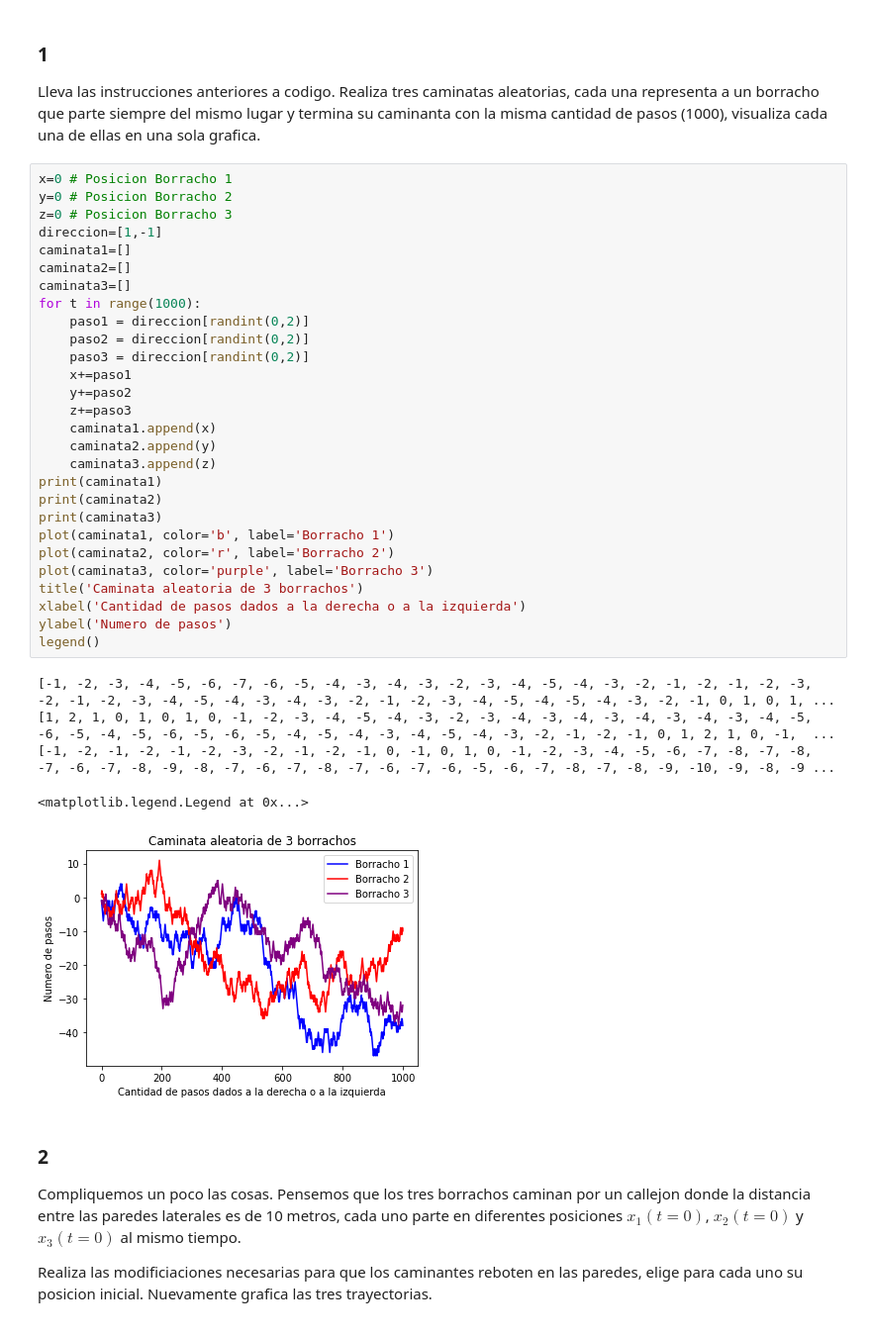
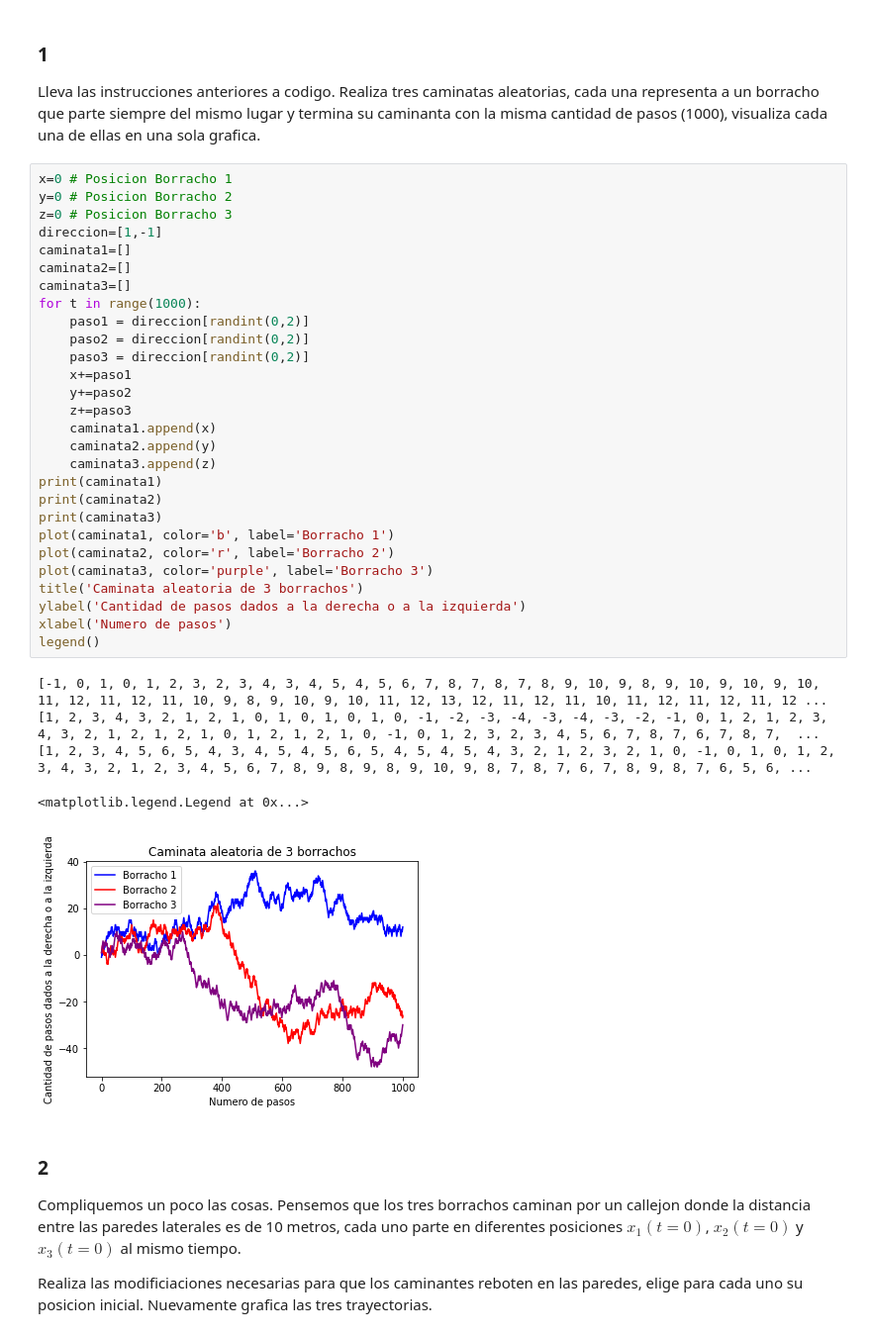
Before and after one commit to AndresAVargas/Fisica_Computacional, a Jupyter notebook: Tareas/Tarea1_FC_2022-2.ipynb, the cells around one changed output. Shown at 99% size. Saved outputs shown, nothing was run; the diff lists cells and outputs as text.

```diff
--- a/Tareas/Tarea1_FC_2022-2.ipynb
+++ b/Tareas/Tarea1_FC_2022-2.ipynb
@@ -172,37 +172,37 @@ Lleva las instrucciones anteriores a codigo.  Realiza tres caminatas aleatorias,
 # %%
 x=0 # Posicion Borracho 1
 y=0 # Posicion Borracho 2
 z=0 # Posicion Borracho 3
 direccion=[1,-1]
 caminata1=[]
 caminata2=[]
 caminata3=[]
 for t in range(1000):
     paso1 = direccion[randint(0,2)]
     paso2 = direccion[randint(0,2)]
     paso3 = direccion[randint(0,2)]
     x+=paso1
     y+=paso2
     z+=paso3
     caminata1.append(x)
     caminata2.append(y)
     caminata3.append(z)
 print(caminata1)
 print(caminata2)
 print(caminata3)
 plot(caminata1, color='b', label='Borracho 1')
 plot(caminata2, color='r', label='Borracho 2')
 plot(caminata3, color='purple', label='Borracho 3')
 title('Caminata aleatoria de 3 borrachos')
-xlabel('Cantidad de pasos dados a la derecha o a la izquierda')
-ylabel('Numero de pasos')
+ylabel('Cantidad de pasos dados a la derecha o a la izquierda')
+xlabel('Numero de pasos')
 legend()
 # %% [output]
-[-1, -2, -3, -4, -5, -6, -7, -6, -5, -4, -3, -4, -3, -2, -3, -4, -5, -4, -3, -2, -1, -2, -1, -2, -3, -2, -1, -2, -3, -4, -5, -4, -3, -4, -3, -2, -1, -2, -3, -4, -5, -4, -5, -4, -3, -2, -1, 0, 1, 0, 1, ...
-[1, 2, 1, 0, 1, 0, 1, 0, -1, -2, -3, -4, -5, -4, -3, -2, -3, -4, -3, -4, -3, -4, -3, -4, -3, -4, -5, -6, -5, -4, -5, -6, -5, -6, -5, -4, -5, -4, -3, -4, -5, -4, -3, -2, -1, -2, -1, 0, 1, 2, 1, 0, -1,  ...
-[-1, -2, -1, -2, -1, -2, -3, -2, -1, -2, -1, 0, -1, 0, 1, 0, -1, -2, -3, -4, -5, -6, -7, -8, -7, -8, -7, -6, -7, -8, -9, -8, -7, -6, -7, -8, -7, -6, -7, -6, -5, -6, -7, -8, -7, -8, -9, -10, -9, -8, -9 ...
+[-1, 0, 1, 0, 1, 2, 3, 2, 3, 4, 3, 4, 5, 4, 5, 6, 7, 8, 7, 8, 7, 8, 9, 10, 9, 8, 9, 10, 9, 10, 9, 10, 11, 12, 11, 12, 11, 10, 9, 8, 9, 10, 9, 10, 11, 12, 13, 12, 11, 12, 11, 10, 11, 12, 11, 12, 11, 12 ...
+[1, 2, 3, 4, 3, 2, 1, 2, 1, 0, 1, 0, 1, 0, 1, 0, -1, -2, -3, -4, -3, -4, -3, -2, -1, 0, 1, 2, 1, 2, 3, 4, 3, 2, 1, 2, 1, 2, 1, 0, 1, 2, 1, 2, 1, 0, -1, 0, 1, 2, 3, 2, 3, 4, 5, 6, 7, 8, 7, 6, 7, 8, 7,  ...
+[1, 2, 3, 4, 5, 6, 5, 4, 3, 4, 5, 4, 5, 6, 5, 4, 5, 4, 5, 4, 3, 2, 1, 2, 3, 2, 1, 0, -1, 0, 1, 0, 1, 2, 3, 4, 3, 2, 1, 2, 3, 4, 5, 6, 7, 8, 9, 8, 9, 8, 9, 10, 9, 8, 7, 8, 7, 6, 7, 8, 9, 8, 7, 6, 5, 6, ...
 <matplotlib.legend.Legend at 0x...>
-[figure, old version]
+[figure, new version]
 # %% [markdown]
 ### 2
 Compliquemos un poco las cosas.  Pensemos que los tres borrachos caminan por un callejon donde la distancia entre las paredes laterales es de 10 metros,  cada uno parte en diferentes posiciones $x_{1}(t=0)$,  $x_{2}(t=0)$  y $x_{3}(t=0)$  al mismo tiempo.
```
Also changed, not shown: parts of 1 cell of this notebook.
